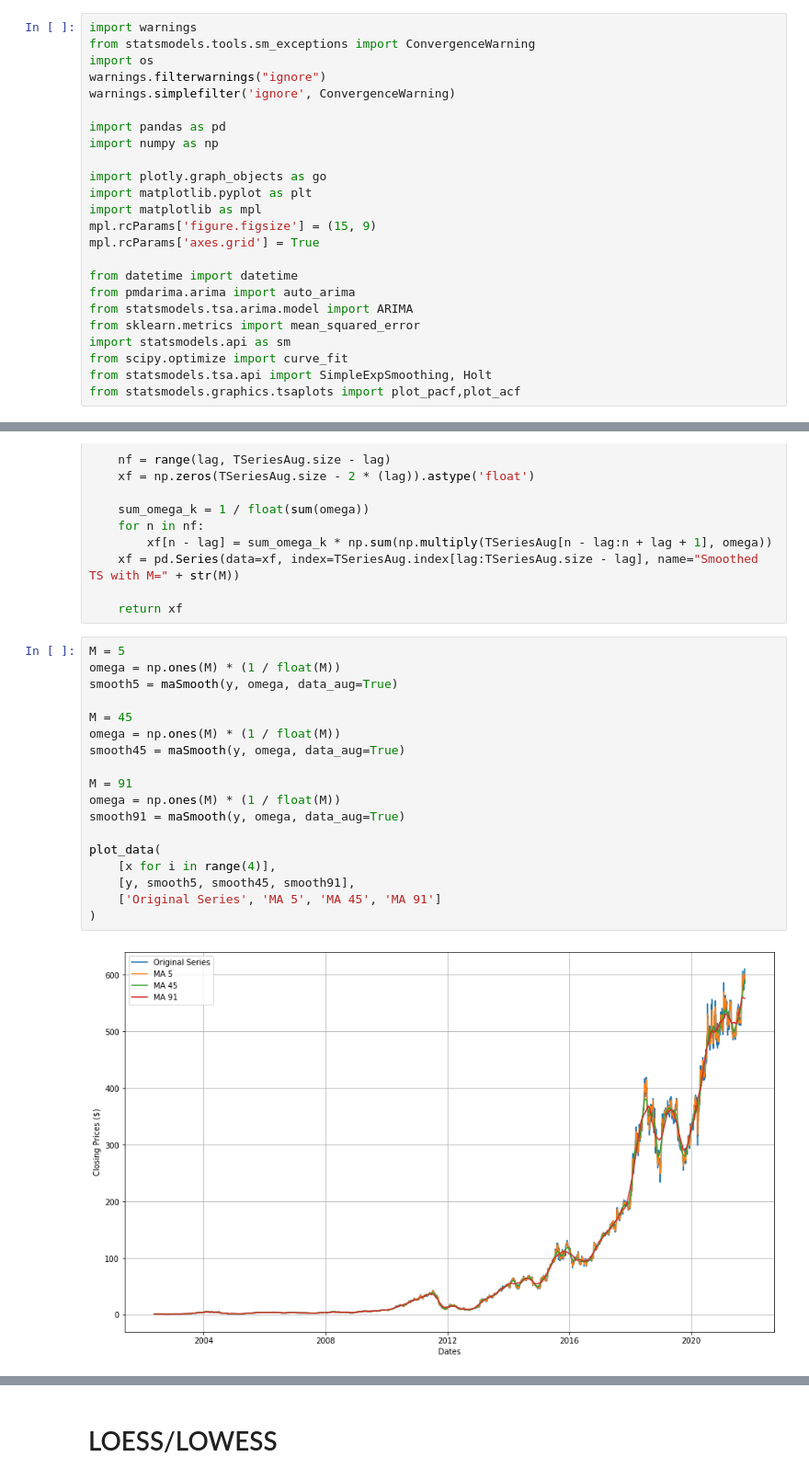
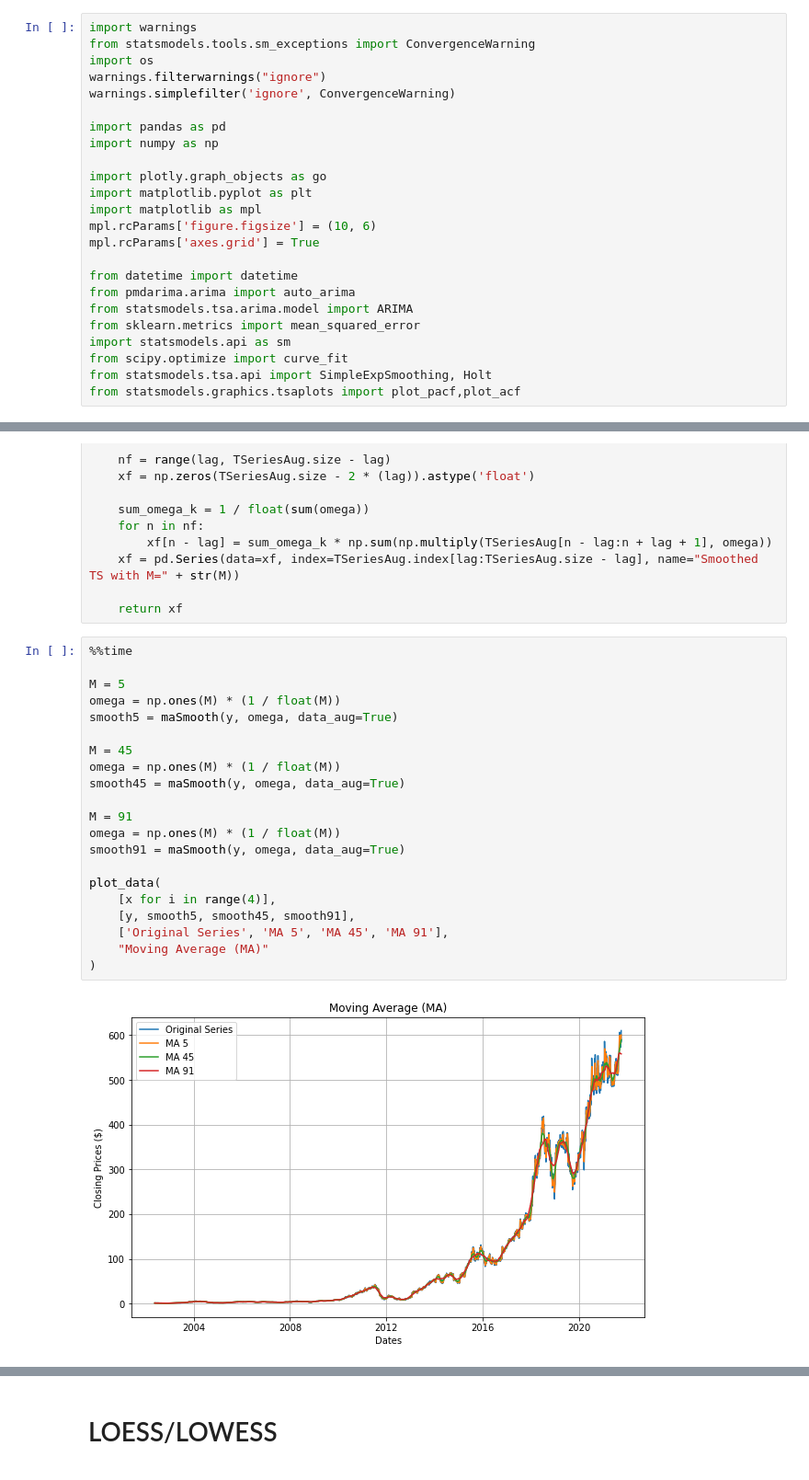
Before and after one commit to tfernandes14/ASTP-Project, a Jupyter notebook: Project.ipynb, the cells around one changed output, grey strips where cells are left out. Shown at 92% size. Drawn from its saved outputs; the diff is of its cells as text.

```diff
--- a/Project.ipynb
+++ b/Project.ipynb
@@ -11,7 +11,7 @@ import numpy as np
 import plotly.graph_objects as go
 import matplotlib.pyplot as plt
 import matplotlib as mpl
-mpl.rcParams['figure.figsize'] = (15, 9)
+mpl.rcParams['figure.figsize'] = (10, 6)
 mpl.rcParams['axes.grid'] = True
 
 from datetime import datetime
@@ -266,22 +259,25 @@ def maSmooth(TSeries, omega, data_aug=False):
 
     return xf
 # %%
+%%time
+
 M = 5
 omega = np.ones(M) * (1 / float(M))
 smooth5 = maSmooth(y, omega, data_aug=True)
 
 M = 45
 omega = np.ones(M) * (1 / float(M))
 smooth45 = maSmooth(y, omega, data_aug=True)
 
 M = 91
 omega = np.ones(M) * (1 / float(M))
 smooth91 = maSmooth(y, omega, data_aug=True)
 
 plot_data(
     [x for i in range(4)],
     [y, smooth5, smooth45, smooth91],
-    ['Original Series', 'MA 5', 'MA 45', 'MA 91']
+    ['Original Series', 'MA 5', 'MA 45', 'MA 91'],
+    "Moving Average (MA)"
 )
 # %% [output]
-[figure, old version]
+[figure, new version]
```
Also changed, not shown: parts of 41 cells of this notebook, 43 other files.
